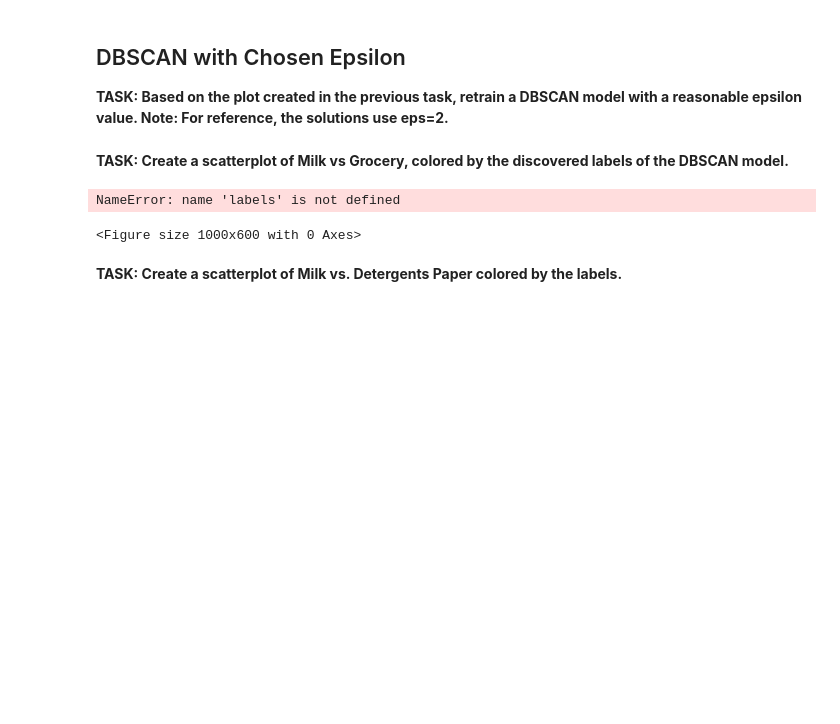
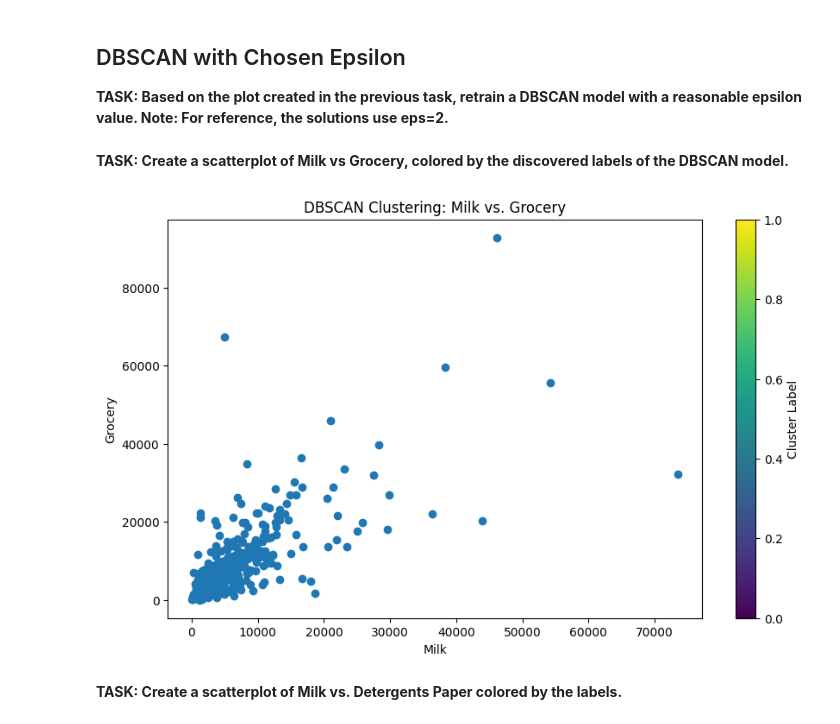
Before and after one commit to Yaj-t/DATA_ANALYTICS, a Jupyter notebook: assignments/lecture_4DBScan .ipynb, the cells around one changed output. Cells and saved outputs as stored; diff of their text form; code cells hidden in the pictures; blank space fills up the shorter version.

```diff
--- a/assignments/lecture_4DBScan .ipynb
+++ b/assignments/lecture_4DBScan .ipynb
@@ -206,16 +206,17 @@ dbscan_labels = dbscan_model.fit_predict(X)
 **TASK: Create a scatterplot of Milk vs Grocery, colored by the discovered labels of the DBSCAN model.**
 # %%
 # Create a scatterplot of Milk vs. Grocery, colored by the DBSCAN labels
+import warnings
+warnings.filterwarnings('ignore')
 plt.figure(figsize=(10, 6))
-plt.scatter(df['Milk'], df['Grocery'], c=labels, cmap='viridis')
+plt.scatter(df['Milk'], df['Grocery'], cmap='viridis')
 plt.title('DBSCAN Clustering: Milk vs. Grocery')
 plt.xlabel('Milk')
 plt.ylabel('Grocery')
 plt.colorbar(label='Cluster Label')
 plt.show()
 # %% [output]
-NameError: name 'labels' is not defined
-<Figure size 1000x600 with 0 Axes>
+[figure, added]
 # %% [markdown]
 **TASK: Create a scatterplot of Milk vs. Detergents Paper colored by the labels.**
 # %%
```
Also changed, not shown: parts of 3 cells of this notebook.
